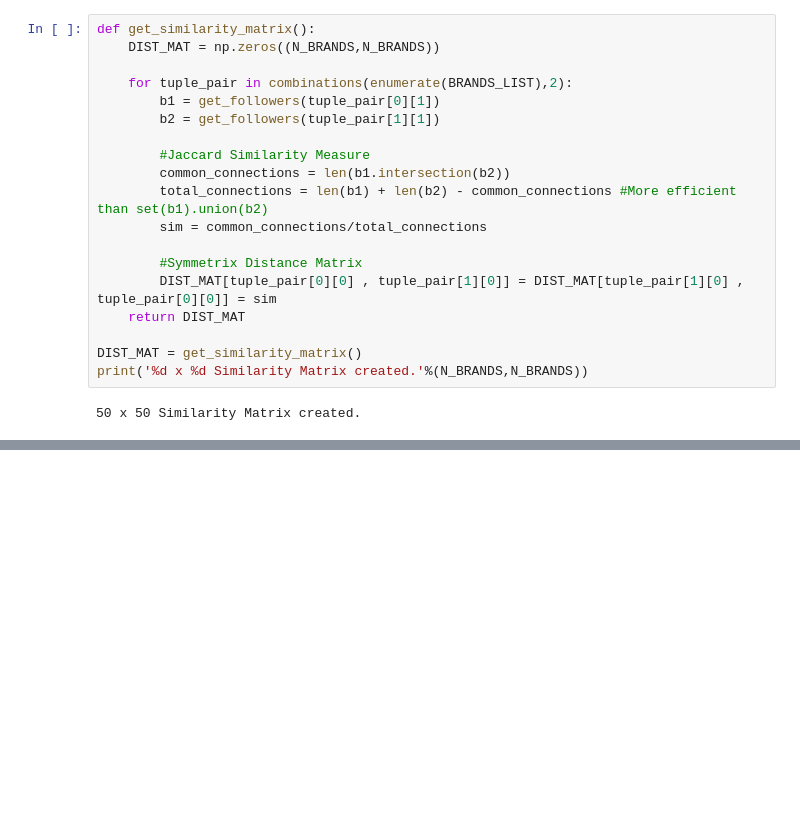
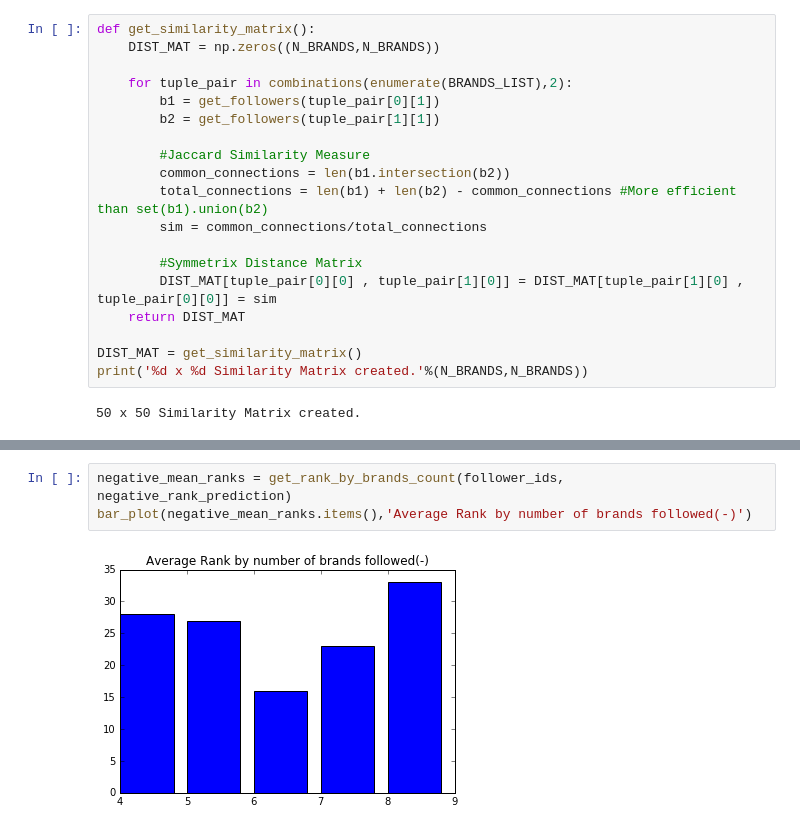
Before and after one commit to tapilab/is-SilambarasanM, a Jupyter notebook: src/Link Prediction II.ipynb, the cells around one changed output, grey strips where cells are left out. Drawn from its saved outputs; the diff is of its cells as text; blank space fills up the shorter version.

```diff
--- a/src/Link Prediction II.ipynb
+++ b/src/Link Prediction II.ipynb
@@ -353,0 +304,5 @@ array([ 1.,  0.,  1., ...,  0.,  1.,  0.])
+# %%
+negative_mean_ranks = get_rank_by_brands_count(follower_ids, negative_rank_prediction)
+bar_plot(negative_mean_ranks.items(),'Average Rank by number of brands followed(-)')
+# %% [output]
+[figure, added]
```
Also changed, not shown: parts of 46 cells of this notebook.
